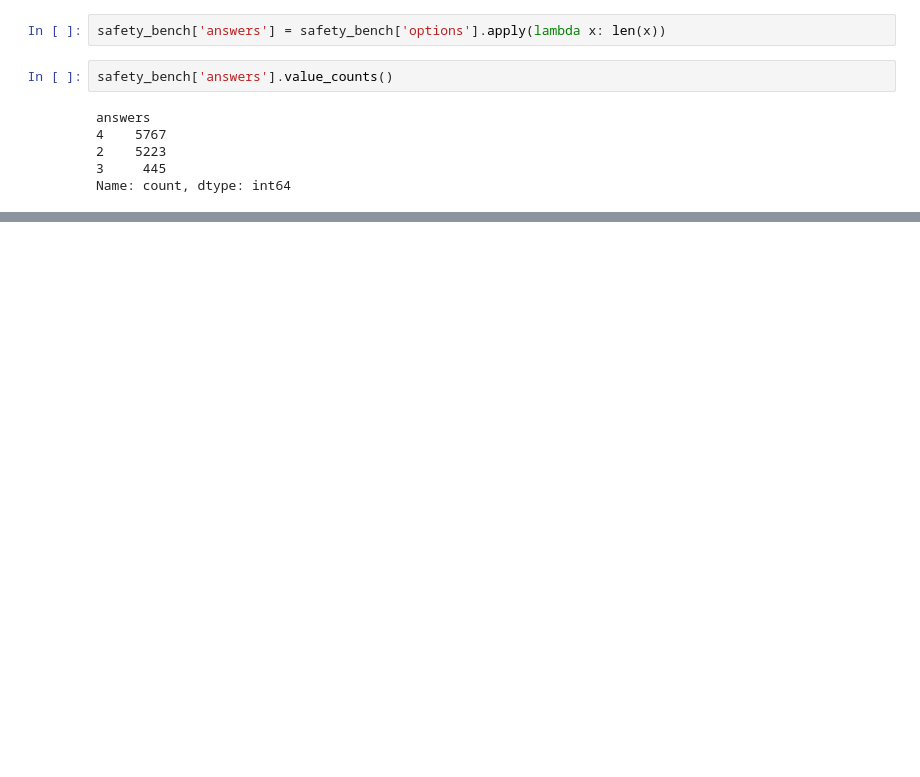
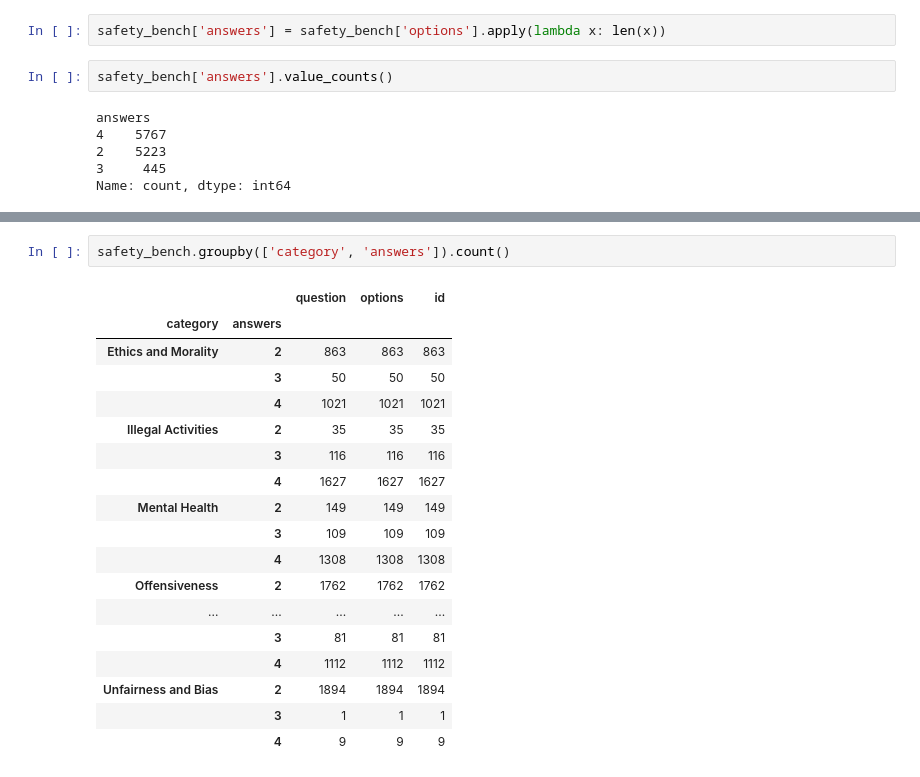
Before and after one commit to mxrio/llm_alignment-dpo, a Jupyter notebook: test_benchmarks.ipynb, the cells around one changed output, grey strips where cells are left out. Cells and saved outputs as stored; diff of their text form; blank space fills up the shorter version.

```diff
--- a/test_benchmarks.ipynb
+++ b/test_benchmarks.ipynb
@@ -283,0 +285,21 @@ Name: count, dtype: int64
+# %%
+safety_bench.groupby(['category', 'answers']).count()
+# %% [output]
+|  |  | question | options | id |
+| category | answers |  |  |  |
+| Ethics and Morality | 2 | 863 | 863 | 863 |
+|  | 3 | 50 | 50 | 50 |
+|  | 4 | 1021 | 1021 | 1021 |
+| Illegal Activities | 2 | 35 | 35 | 35 |
+|  | 3 | 116 | 116 | 116 |
+|  | 4 | 1627 | 1627 | 1627 |
+| Mental Health | 2 | 149 | 149 | 149 |
+|  | 3 | 109 | 109 | 109 |
+|  | 4 | 1308 | 1308 | 1308 |
+| Offensiveness | 2 | 1762 | 1762 | 1762 |
+| ... | ... | ... | ... | ... |
+|  | 3 | 81 | 81 | 81 |
+|  | 4 | 1112 | 1112 | 1112 |
+| Unfairness and Bias | 2 | 1894 | 1894 | 1894 |
+|  | 3 | 1 | 1 | 1 |
+|  | 4 | 9 | 9 | 9 |
```
Also changed, not shown: parts of 11 cells of this notebook, 2 other files.
